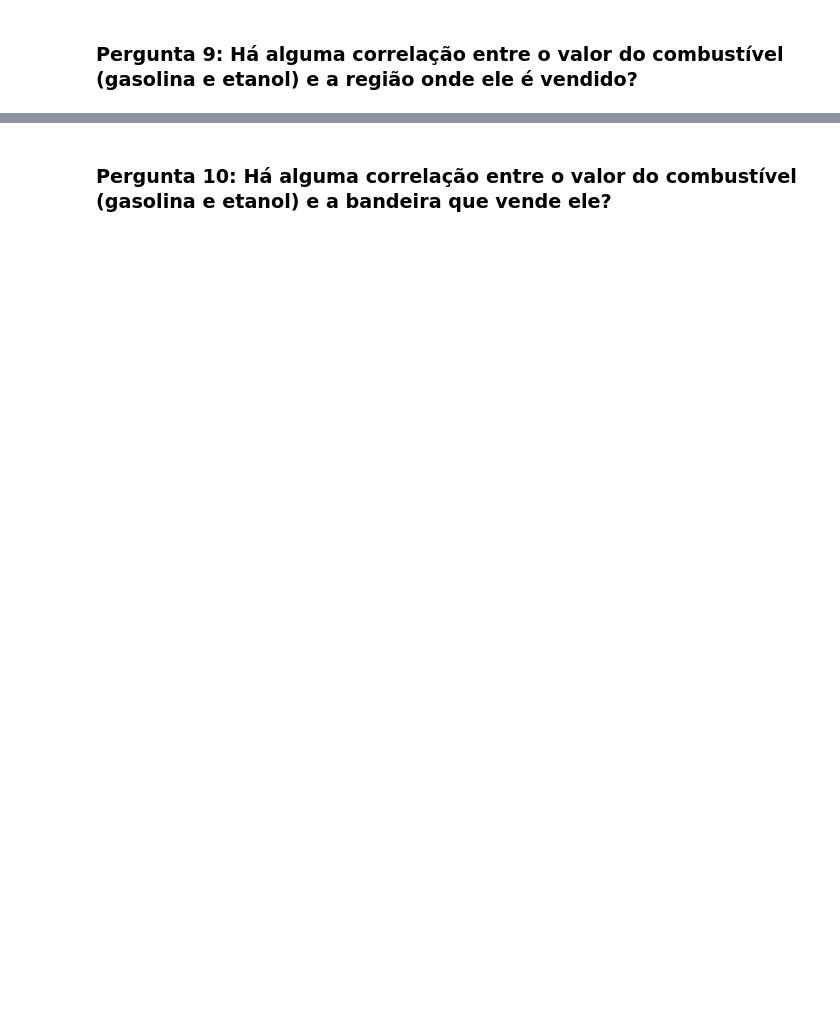
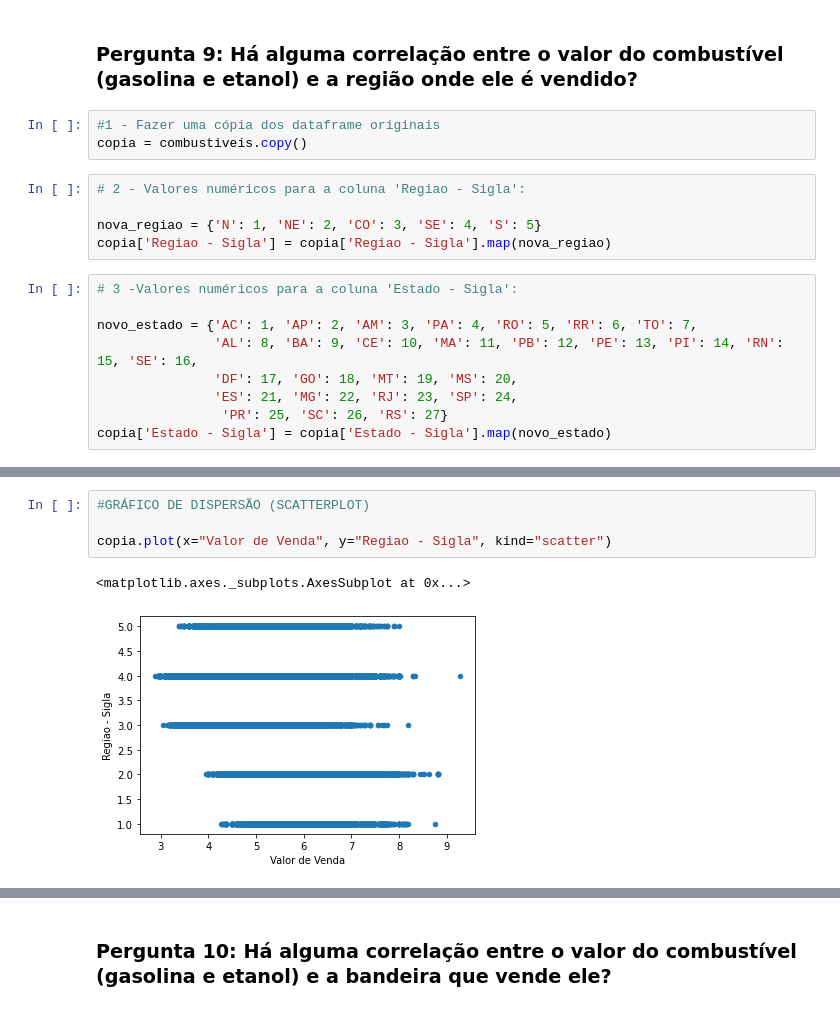
Before and after one commit to joaovictojuliao/Squad-2-M4, a Jupyter notebook: M4_Squad_2_Projeto_Final_análise_exploratória_preços_de_combustíveis_no_Brasil.ipynb, the cells around one changed output, grey strips where cells are left out. Saved outputs shown, nothing was run; the diff lists cells and outputs as text; blank space fills up the shorter version.

Commit message:
Perguntas 9 e 10 (código e gráficos iniciais)

```diff
--- a/M4_Squad_2_Projeto_Final_análise_exploratória_preços_de_combustíveis_no_Brasil.ipynb
+++ b/M4_Squad_2_Projeto_Final_análise_exploratória_preços_de_combustíveis_no_Brasil.ipynb
@@ -394,2 +465,19 @@ etanol.groupby(['Produto', 'Regiao - Sigla'])[['Valor de Venda']].mean().sort_va
 # %% [markdown]
 ### **Pergunta 9: Há alguma correlação entre o valor do combustível (gasolina e etanol) e a região onde ele é vendido?**
+# %%
+#1 - Fazer uma cópia dos dataframe originais
+copia = combustiveis.copy()
+# %%
+# 2 - Valores numéricos para a coluna 'Regiao - Sigla':
+
+nova_regiao = {'N': 1, 'NE': 2, 'CO': 3, 'SE': 4, 'S': 5}
+copia['Regiao - Sigla'] = copia['Regiao - Sigla'].map(nova_regiao)
+# %%
+# 3 -Valores numéricos para a coluna 'Estado - Sigla':
+
+novo_estado = {'AC': 1, 'AP': 2, 'AM': 3, 'PA': 4, 'RO': 5, 'RR': 6, 'TO': 7,
+               'AL': 8, 'BA': 9, 'CE': 10, 'MA': 11, 'PB': 12, 'PE': 13, 'PI': 14, 'RN': 15, 'SE': 16,
+               'DF': 17, 'GO': 18, 'MT': 19, 'MS': 20,
+               'ES': 21, 'MG': 22, 'RJ': 23, 'SP': 24,
+                'PR': 25, 'SC': 26, 'RS': 27}
+copia['Estado - Sigla'] = copia['Estado - Sigla'].map(novo_estado)
@@ -395,0 +495,7 @@ etanol.groupby(['Produto', 'Regiao - Sigla'])[['Valor de Venda']].mean().sort_va
+# %%
+#GRÁFICO DE DISPERSÃO (SCATTERPLOT)
+
+copia.plot(x="Valor de Venda", y="Regiao - Sigla", kind="scatter")
+# %% [output]
+<matplotlib.axes._subplots.AxesSubplot at 0x...>
+[figure, added]
```
Also changed, not shown: parts of 28 cells of this notebook.
